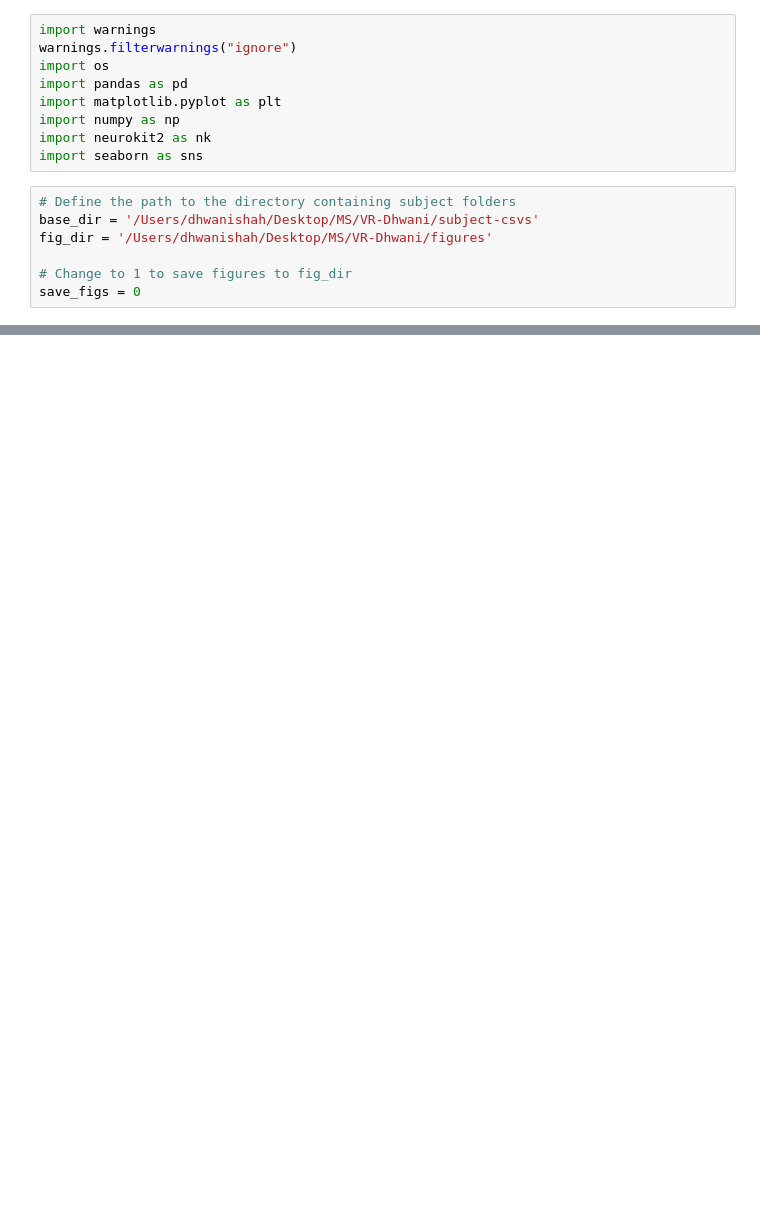
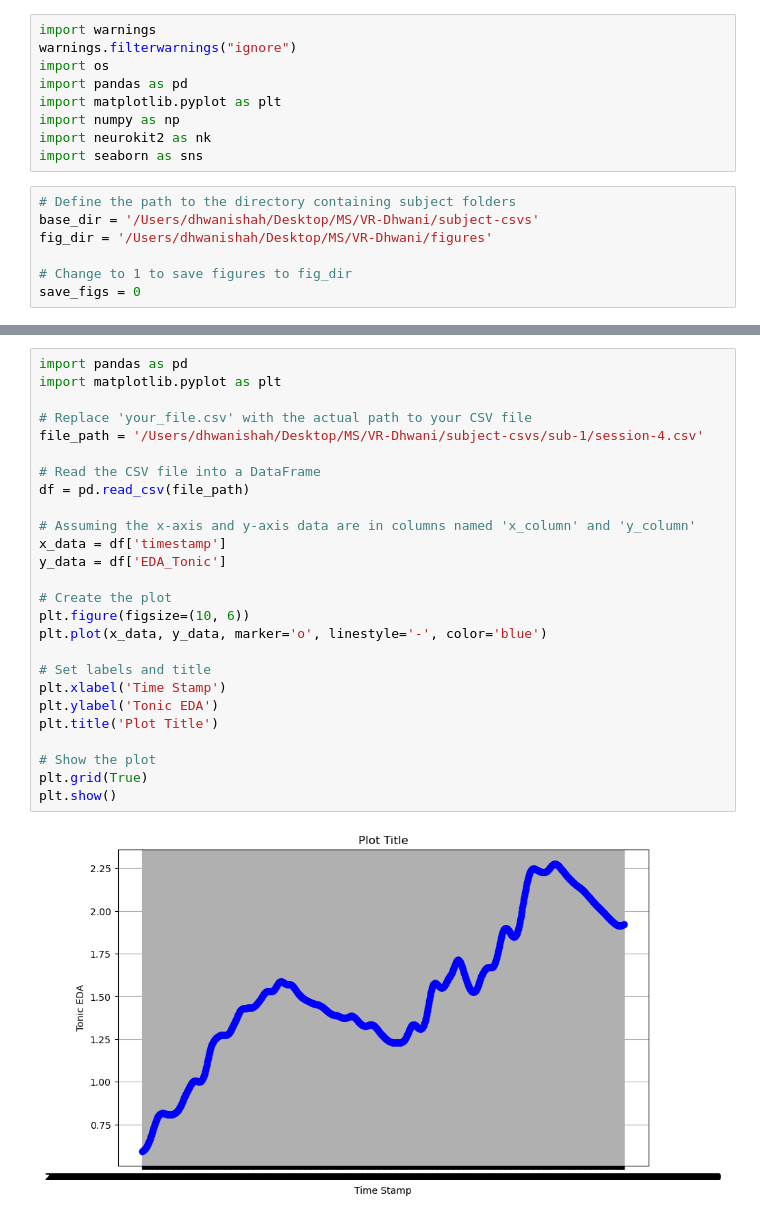
Before and after one commit to DhwaniShah7/Fear_Learning, a Jupyter notebook: plot-pilot-scr.ipynb, the cells around one changed output, grey strips where cells are left out. Cells and saved outputs as stored; diff of their text form; blank space fills up the shorter version.

```diff
--- a/plot-pilot-scr.ipynb
+++ b/plot-pilot-scr.ipynb
@@ -445,0 +289,28 @@ ValueError: x and y must have same first dimension, but have shapes (51,) and (6
+# %%
+import pandas as pd
+import matplotlib.pyplot as plt
+
+# Replace 'your_file.csv' with the actual path to your CSV file
+file_path = '/Users/dhwanishah/Desktop/MS/VR-Dhwani/subject-csvs/sub-1/session-4.csv'
+
+# Read the CSV file into a DataFrame
+df = pd.read_csv(file_path)
+
+# Assuming the x-axis and y-axis data are in columns named 'x_column' and 'y_column'
+x_data = df['timestamp']
+y_data = df['EDA_Tonic']
+
+# Create the plot
+plt.figure(figsize=(10, 6))
+plt.plot(x_data, y_data, marker='o', linestyle='-', color='blue')
+
+# Set labels and title
+plt.xlabel('Time Stamp')
+plt.ylabel('Tonic EDA')
+plt.title('Plot Title')
+
+# Show the plot
+plt.grid(True)
+plt.show()
+# %% [output]
+[figure, added]
```
Also changed, not shown: parts of 13 cells of this notebook.
